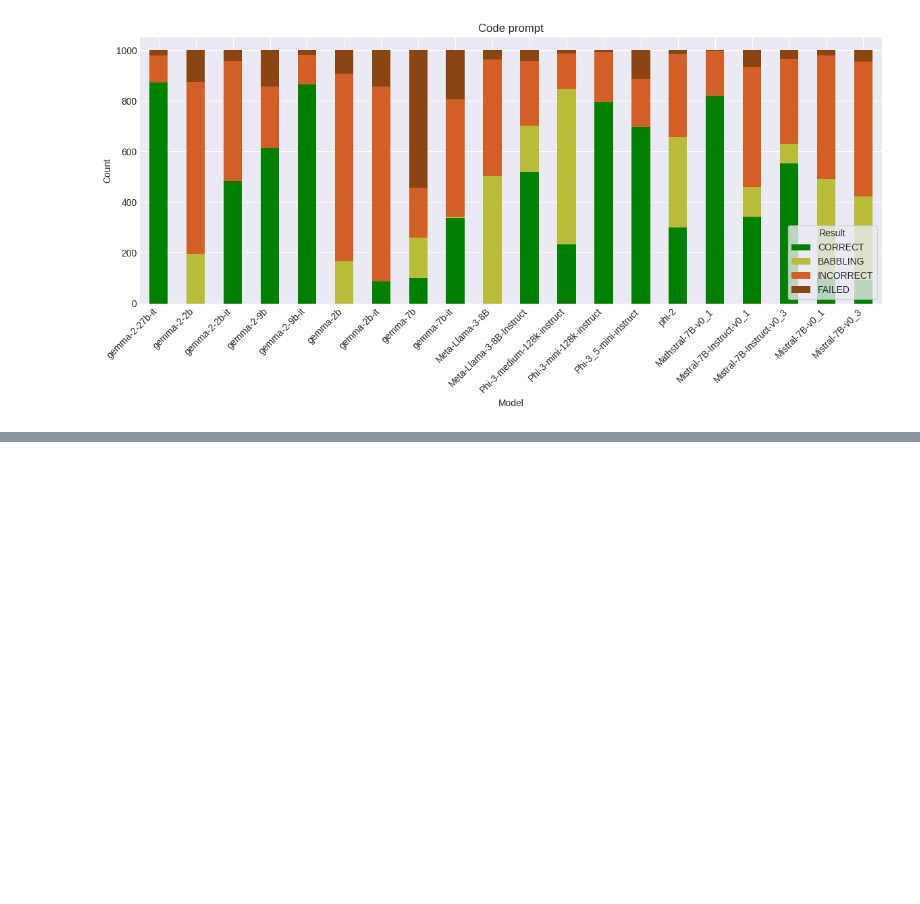
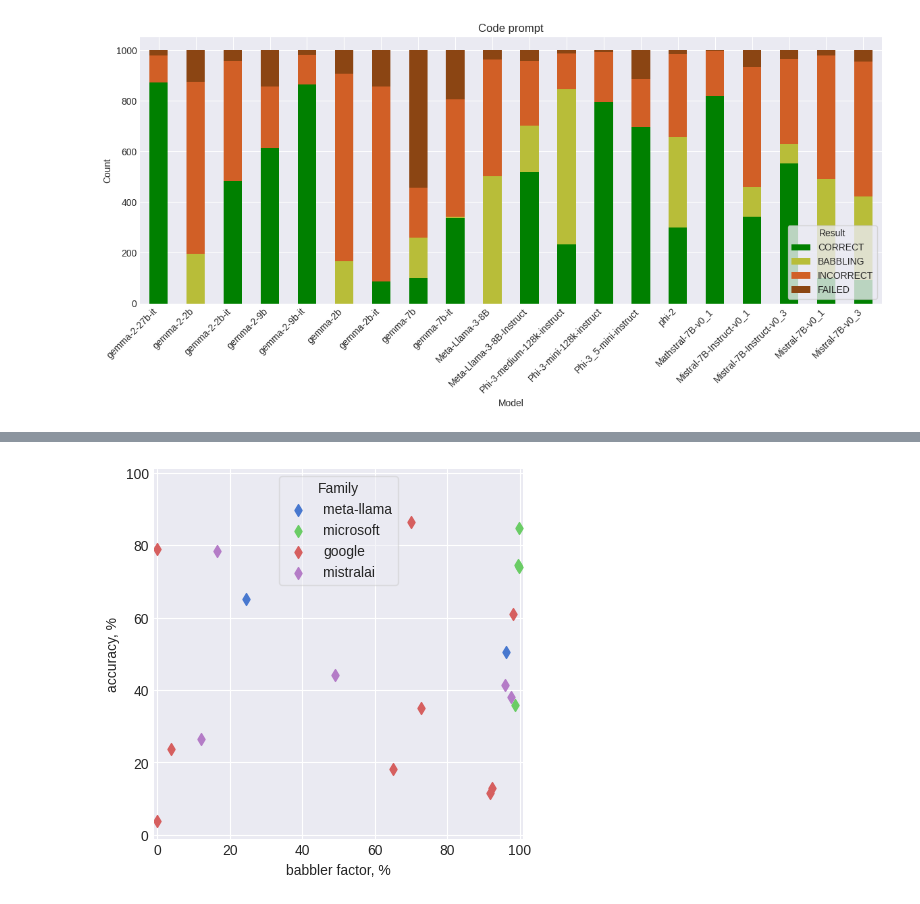
Before and after one commit to the-mysh/gsm-symbolic-benchmarking, a Jupyter notebook: notebooks/results_pres/2025-12-15.ipynb, the cells around one changed output, grey strips where cells are left out. Saved outputs shown, nothing was run; the diff lists cells and outputs as text; code cells hidden in the pictures; blank space fills up the shorter version.

Commit message:
Added strict accuracy to babblers comparison

```diff
--- a/notebooks/results_pres/2025-12-15.ipynb
+++ b/notebooks/results_pres/2025-12-15.ipynb
@@ -29,0 +45,4 @@ _ = res_code.plot_result_class_by_model(title='Code prompt')
+# %%
+_ = res_standard.plot_babblers_by_family()
+# %% [output]
+[figure, added]
```
Also changed, not shown: parts of 4 cells of this notebook, 2 other files.
